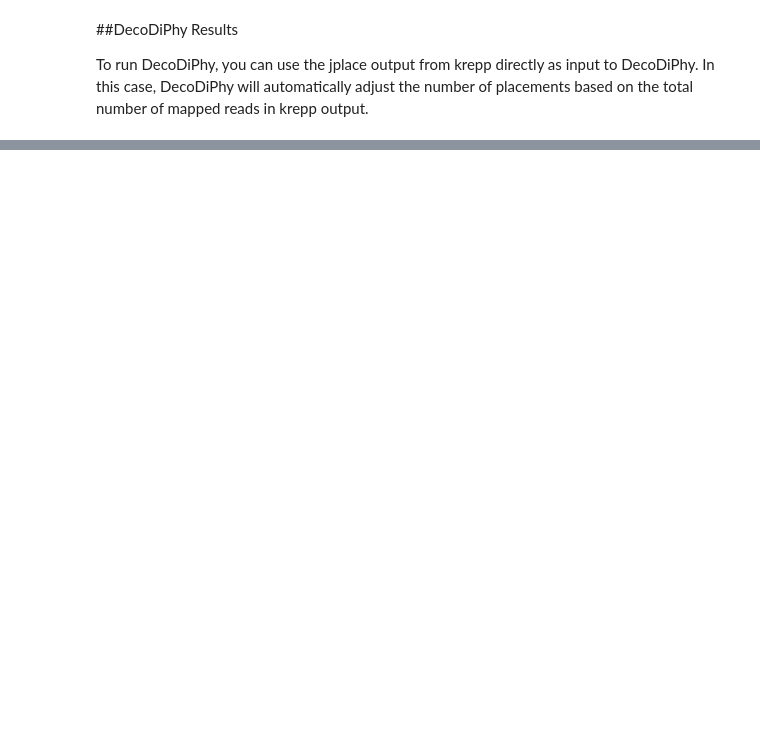
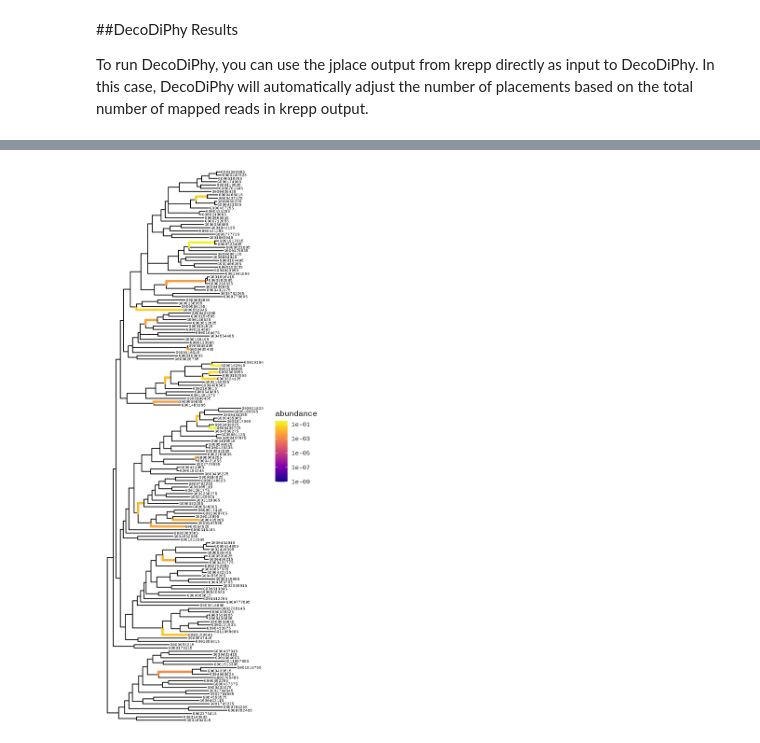
Before and after one commit to shayesteh99/DecoDiPhy, a Jupyter notebook: DecoDiPhy_tutorial.ipynb, the cells around one changed output, grey strips where cells are left out. Cells and saved outputs as stored; diff of their text form; code cells hidden in the pictures; blank space fills up the shorter version.

```diff
--- a/DecoDiPhy_tutorial.ipynb
+++ b/DecoDiPhy_tutorial.ipynb
@@ -137,0 +489,6 @@ Optimization Runtime:  6.042814016342163
+# %%
+!Rscript MISC/draw_placements.R Example/output/output.jplace "weighted" Example/output/DecoDiPhy_results.png > /dev/null 2>&1
+from IPython.display import Image
+Image("Example/output/DecoDiPhy_results.png", width=400)
+# %% [output]
+[figure, added]
```
Also changed, not shown: parts of 20 cells of this notebook.
